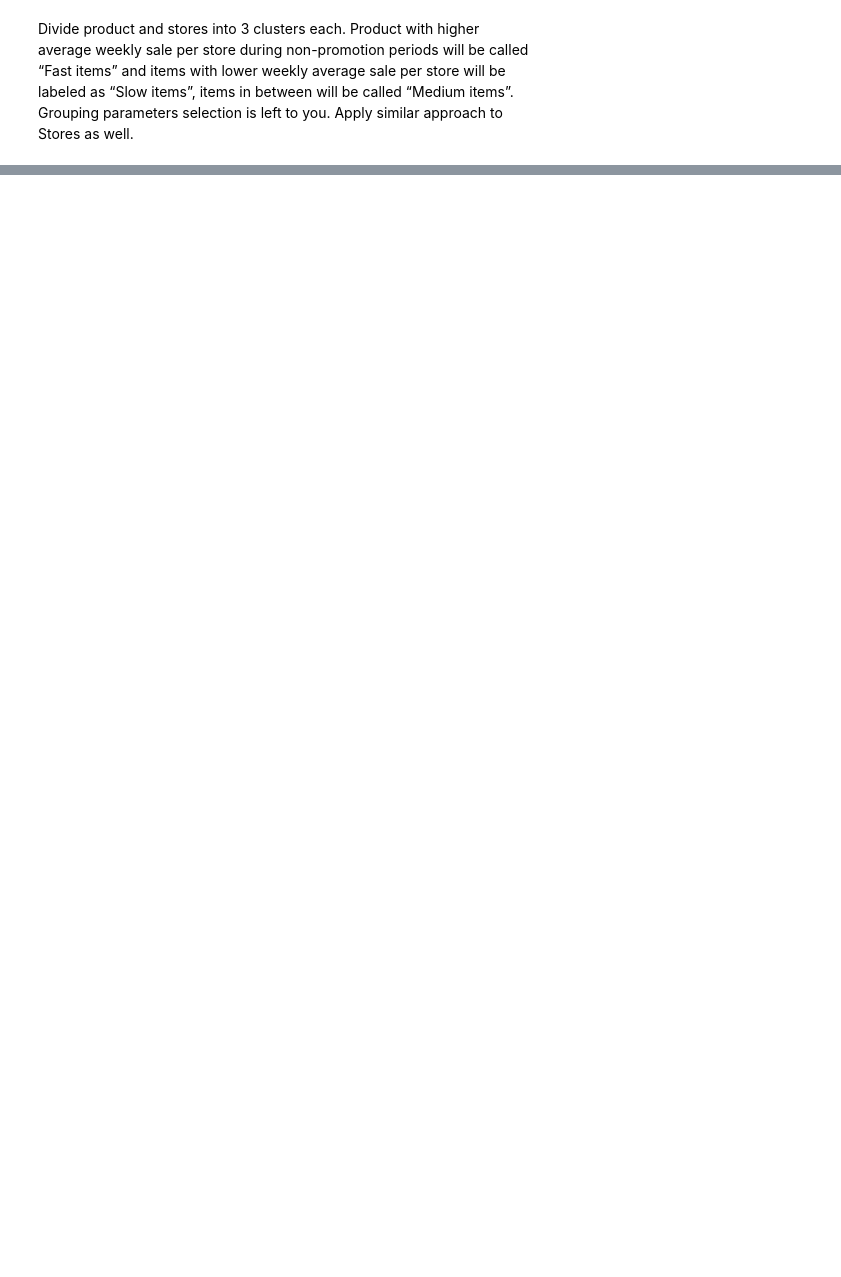
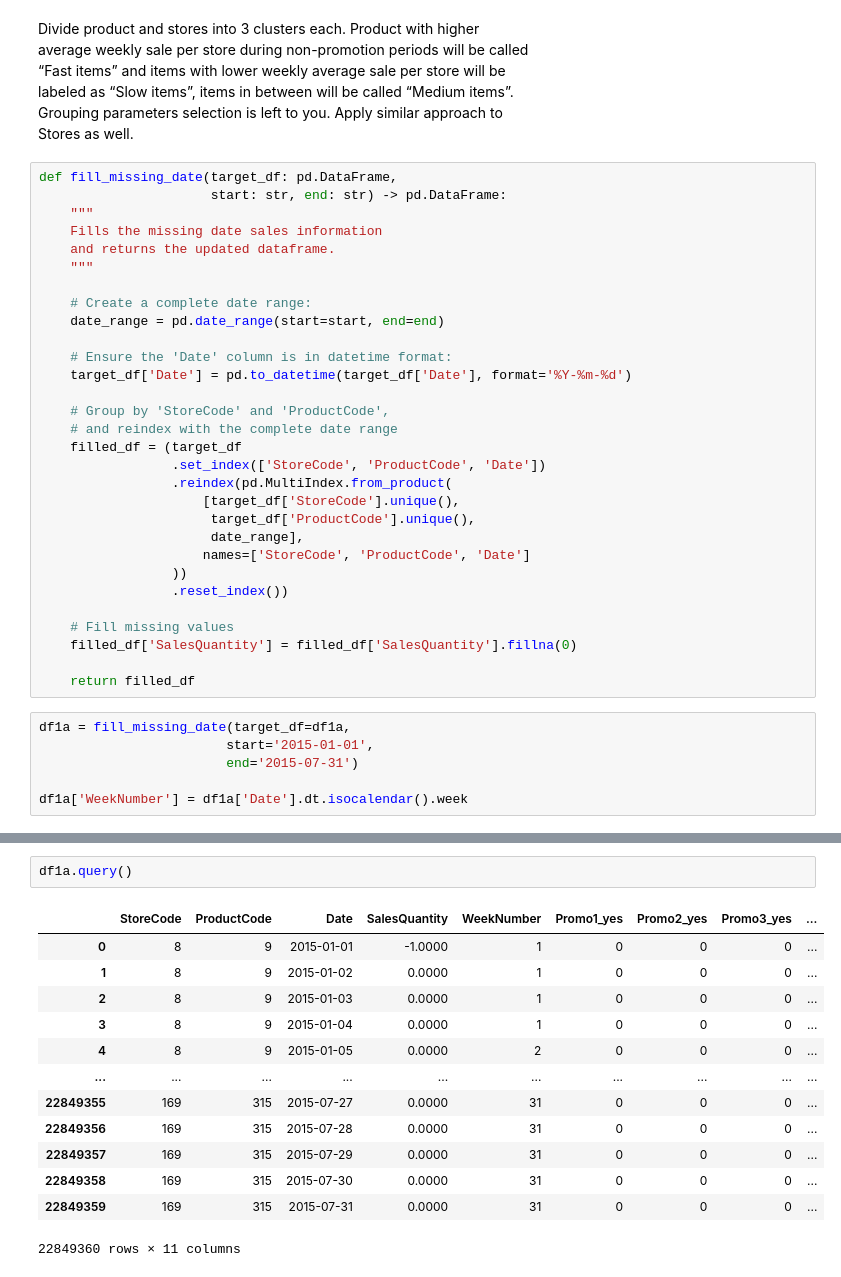
Before and after one commit to Botan-Bulut/DataScienceProjects, a Jupyter notebook: InventAnalyticsCaseStudy/assignment4.ipynb, the cells around one changed output, grey strips where cells are left out. Cells and saved outputs as stored; diff of their text form; blank space fills up the shorter version.

```diff
--- a/InventAnalyticsCaseStudy/assignment4.ipynb
+++ b/InventAnalyticsCaseStudy/assignment4.ipynb
@@ -319,3 +232,39 @@ average weekly sale per store during non-promotion periods will be called
 labeled as “Slow items”, items in between will be called “Medium items”.
 Grouping parameters selection is left to you. Apply similar approach to
 Stores as well.
+# %%
+def fill_missing_date(target_df: pd.DataFrame,
+					  start: str, end: str) -> pd.DataFrame:
+    """
+	Fills the missing date sales information
+	and returns the updated dataframe.
+	"""
+
+    # Create a complete date range:
+    date_range = pd.date_range(start=start, end=end)
+
+    # Ensure the 'Date' column is in datetime format:
+    target_df['Date'] = pd.to_datetime(target_df['Date'], format='%Y-%m-%d')
+
+    # Group by 'StoreCode' and 'ProductCode',
+	# and reindex with the complete date range
+    filled_df = (target_df
+                 .set_index(['StoreCode', 'ProductCode', 'Date'])
+                 .reindex(pd.MultiIndex.from_product(
+                     [target_df['StoreCode'].unique(),
+                      target_df['ProductCode'].unique(),
+                      date_range],
+                     names=['StoreCode', 'ProductCode', 'Date']
+                 ))
+                 .reset_index())
+
+    # Fill missing values
+    filled_df['SalesQuantity'] = filled_df['SalesQuantity'].fillna(0)
+
+    return filled_df
+# %%
+df1a = fill_missing_date(target_df=df1a,
+						start='2015-01-01',
+ 						end='2015-07-31')
+
+df1a['WeekNumber'] = df1a['Date'].dt.isocalendar().week
@@ -394,0 +410,16 @@ df1a_no_promo
+# %%
+df1a.query()
+# %% [output]
+|  | StoreCode | ProductCode | Date | SalesQuantity | WeekNumber | Promo1_yes | Promo2_yes | Promo3_yes | ... |
+| 0 | 8 | 9 | 2015-01-01 | -1.0000 | 1 | 0 | 0 | 0 | ... |
+| 1 | 8 | 9 | 2015-01-02 | 0.0000 | 1 | 0 | 0 | 0 | ... |
+| 2 | 8 | 9 | 2015-01-03 | 0.0000 | 1 | 0 | 0 | 0 | ... |
+| 3 | 8 | 9 | 2015-01-04 | 0.0000 | 1 | 0 | 0 | 0 | ... |
+| 4 | 8 | 9 | 2015-01-05 | 0.0000 | 2 | 0 | 0 | 0 | ... |
+| ... | ... | ... | ... | ... | ... | ... | ... | ... | ... |
+| 22849355 | 169 | 315 | 2015-07-27 | 0.0000 | 31 | 0 | 0 | 0 | ... |
+| 22849356 | 169 | 315 | 2015-07-28 | 0.0000 | 31 | 0 | 0 | 0 | ... |
+| 22849357 | 169 | 315 | 2015-07-29 | 0.0000 | 31 | 0 | 0 | 0 | ... |
+| 22849358 | 169 | 315 | 2015-07-30 | 0.0000 | 31 | 0 | 0 | 0 | ... |
+| 22849359 | 169 | 315 | 2015-07-31 | 0.0000 | 31 | 0 | 0 | 0 | ... |
+22849360 rows × 11 columns
```
Also changed, not shown: parts of 29 cells of this notebook, 2 other files.
